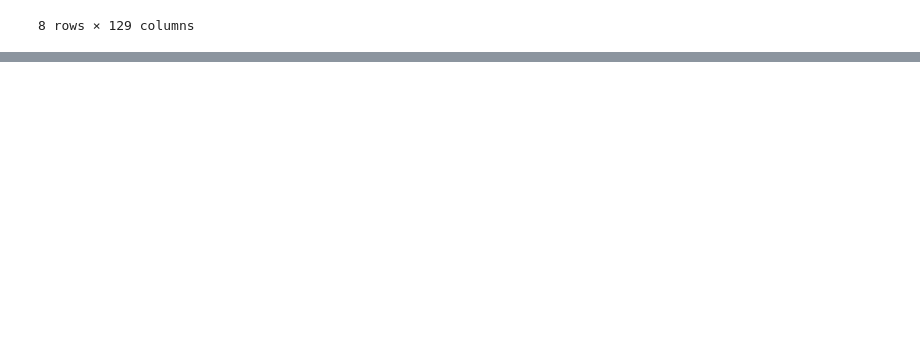
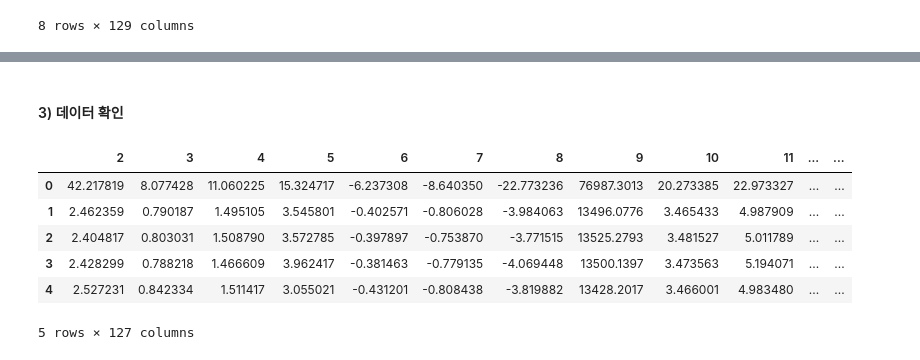
Before and after one commit to yunyun3599/MLStudy, a Jupyter notebook: Data_Anaylsis_And_Machine_Learning/11_gas_sensor_array_drift_at_different_concentrations/gas_sensor_array_drift_at_different_concentrations.ipynb, the cells around one changed output, grey strips where cells are left out. Drawn from its saved outputs; the diff is of its cells as text; code cells hidden in the pictures; blank space fills up the shorter version.

```diff
--- a/Data_Anaylsis_And_Machine_Learning/11_gas_sensor_array_drift_at_different_concentrations/gas_sensor_array_drift_at_different_concentrations.ipynb
+++ b/Data_Anaylsis_And_Machine_Learning/11_gas_sensor_array_drift_at_different_concentrations/gas_sensor_array_drift_at_different_concentrations.ipynb
@@ -156,0 +199,13 @@ df.describe()
+# %% [markdown]
+#### 3) 데이터 확인
+# %%
+attr = df.iloc[:, 2:].copy()
+attr.head()
+# %% [output]
+|  | 2 | 3 | 4 | 5 | 6 | 7 | 8 | 9 | 10 | 11 | ... | ... |
+| 0 | 42.217819 | 8.077428 | 11.060225 | 15.324717 | -6.237308 | -8.640350 | -22.773236 | 76987.3013 | 20.273385 | 22.973327 | ... | ... |
+| 1 | 2.462359 | 0.790187 | 1.495105 | 3.545801 | -0.402571 | -0.806028 | -3.984063 | 13496.0776 | 3.465433 | 4.987909 | ... | ... |
+| 2 | 2.404817 | 0.803031 | 1.508790 | 3.572785 | -0.397897 | -0.753870 | -3.771515 | 13525.2793 | 3.481527 | 5.011789 | ... | ... |
+| 3 | 2.428299 | 0.788218 | 1.466609 | 3.962417 | -0.381463 | -0.779135 | -4.069448 | 13500.1397 | 3.473563 | 5.194071 | ... | ... |
+| 4 | 2.527231 | 0.842334 | 1.511417 | 3.055021 | -0.431201 | -0.808438 | -3.819882 | 13428.2017 | 3.466001 | 4.983480 | ... | ... |
+5 rows × 127 columns
```
Also changed, not shown: parts of 13 cells of this notebook.
